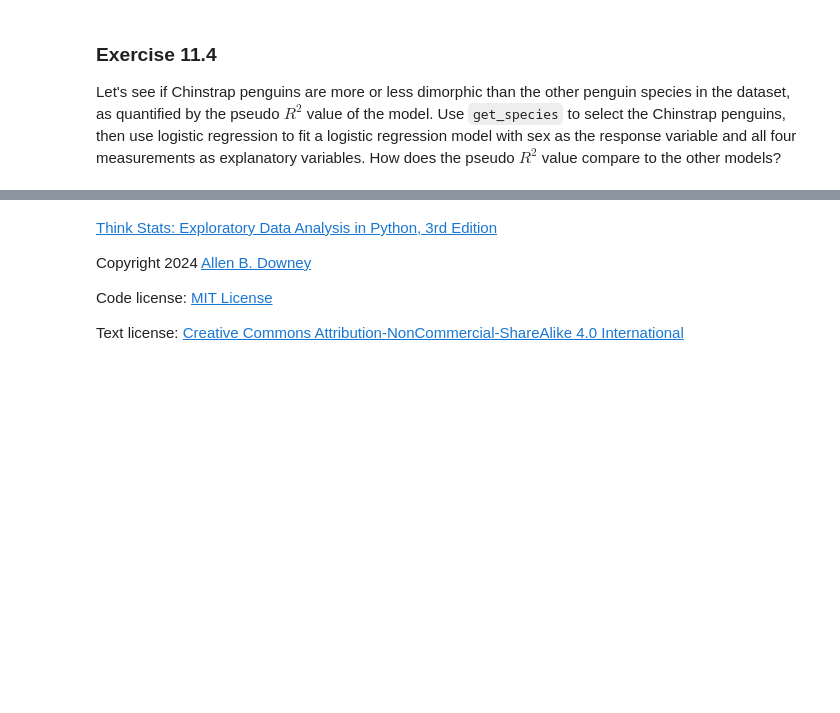
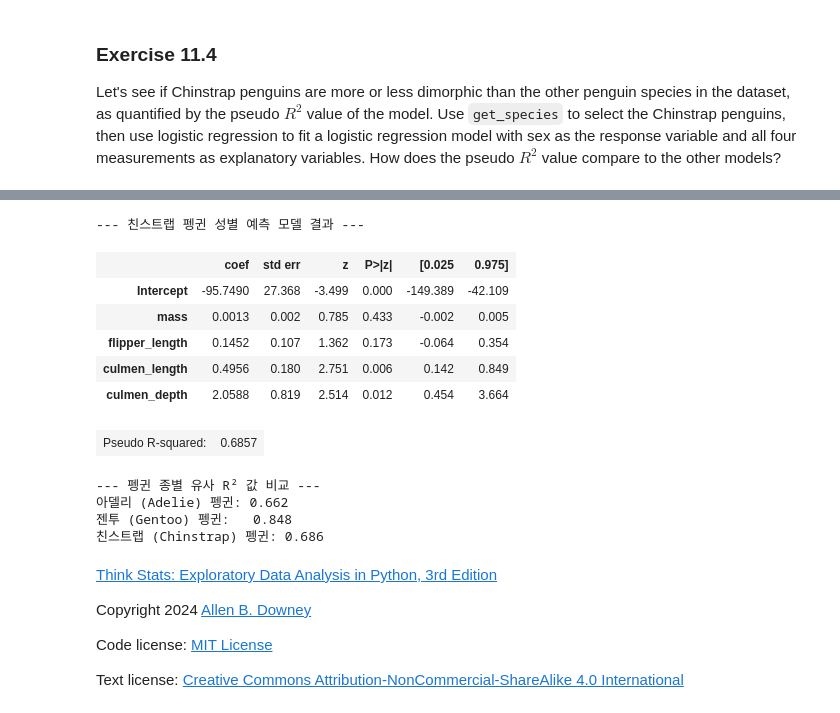
Before and after one commit to Malrangbbobbi/Think-Stats-Study, a Jupyter notebook: chap11.ipynb, the cells around one changed output, grey strips where cells are left out. Drawn from its saved outputs; the diff is of its cells as text; code cells hidden in the pictures; blank space fills up the shorter version.

```diff
--- a/chap11.ipynb
+++ b/chap11.ipynb
@@ -627,7 +907,37 @@ len(chinstrap)
 # %%
 # Solution goes here
+formula = "y ~ mass + flipper_length + culmen_length + culmen_depth"
+
+# 로지스틱 회귀
+model_chin = smf.logit(formula, data=chinstrap)
+result_chin = model_chin.fit(disp=False)
+
+print("--- 친스트랩 펭귄 성별 예측 모델 결과 ---")
+display_summary(result_chin)
+# %% [output]
+--- 친스트랩 펭귄 성별 예측 모델 결과 ---
+|  | coef | std err | z | P>|z| | [0.025 | 0.975] |
+| Intercept | -95.7490 | 27.368 | -3.499 | 0.000 | -149.389 | -42.109 |
+| mass | 0.0013 | 0.002 | 0.785 | 0.433 | -0.002 | 0.005 |
+| flipper_length | 0.1452 | 0.107 | 1.362 | 0.173 | -0.064 | 0.354 |
+| culmen_length | 0.4956 | 0.180 | 2.751 | 0.006 | 0.142 | 0.849 |
+| culmen_depth | 2.0588 | 0.819 | 2.514 | 0.012 | 0.454 | 3.664 |
+| Pseudo R-squared: | 0.6857 |
 # %%
 # Solution goes here
+r2_adelie = 0.662
+r2_gentoo = 0.848
+r2_chinstrap = result_chin.prsquared
+
+print("--- 펭귄 종별 유사 R² 값 비교 ---")
+print(f"아델리 (Adelie) 펭귄: {r2_adelie:.3f}")
+print(f"젠투 (Gentoo) 펭귄:   {r2_gentoo:.3f}")
+print(f"친스트랩 (Chinstrap) 펭귄: {r2_chinstrap:.3f}")
+# %% [output]
+--- 펭귄 종별 유사 R² 값 비교 ---
+아델리 (Adelie) 펭귄: 0.662
+젠투 (Gentoo) 펭귄:   0.848
+친스트랩 (Chinstrap) 펭귄: 0.686
 # %% [markdown]
 [Think Stats: Exploratory Data Analysis in Python, 3rd Edition](https://allendowney.github.io/ThinkStats/index.html)
 
```
Also changed, not shown: parts of 53 cells of this notebook, 2 other files.
